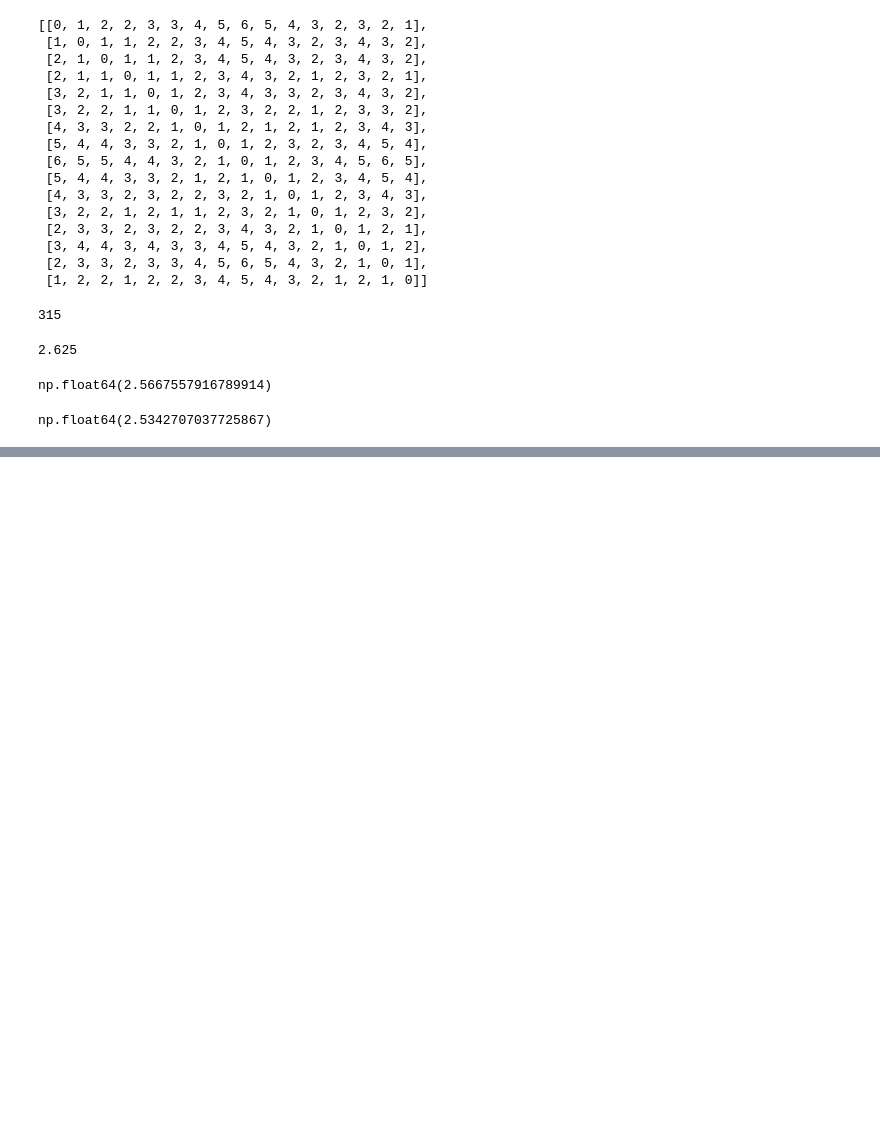
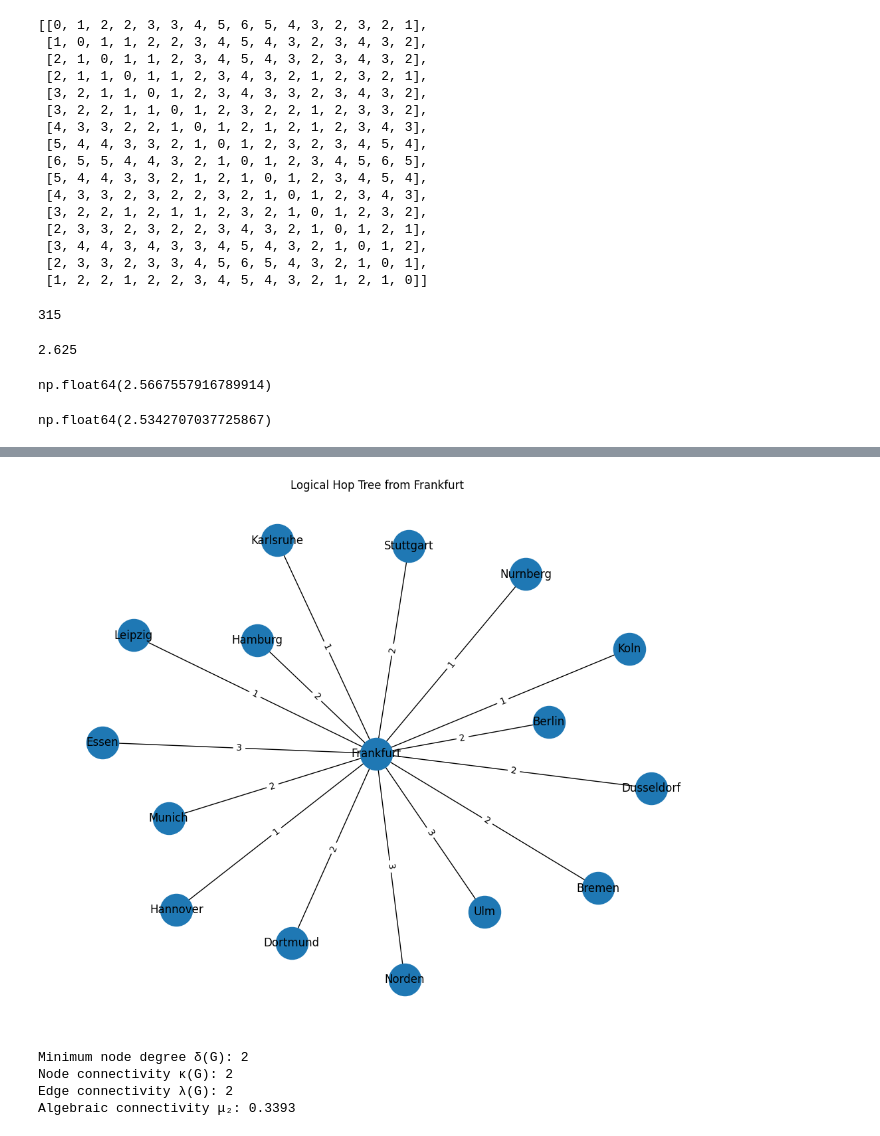
Before and after one commit to rajmacurry/High_Speed_Networks_Project, a Jupyter notebook: analysis.ipynb, the cells around one changed output, grey strips where cells are left out. Drawn from its saved outputs; the diff is of its cells as text; code cells hidden in the pictures; blank space fills up the shorter version.

```diff
--- a/analysis.ipynb
+++ b/analysis.ipynb
@@ -394,0 +439,46 @@ np.float64(2.5342707037725867)
+# %%
+root = "Frankfurt"
+
+tree = nx.single_source_shortest_path_length(G, root)
+
+G_tree = nx.Graph()
+for dst, hops in tree.items():
+    if dst != root:
+        G_tree.add_edge(root, dst, hops=hops)
+
+plt.figure(figsize=(10, 8))
+pos = nx.spring_layout(G_tree, seed=42)
+
+nx.draw(G_tree, pos, with_labels=True, node_size=1200)
+nx.draw_networkx_edge_labels(
+    G_tree, pos,
+    edge_labels=nx.get_edge_attributes(G_tree, "hops")
+)
+
+plt.title(f"Logical Hop Tree from {root}")
+plt.show()
+# %% [output]
+[figure, added]
+# %%
+# Minimum node degree
+min_degree = min(dict(G.degree()).values())
+
+# Node connectivity
+node_connectivity = nx.node_connectivity(G)
+
+# Edge connectivity
+edge_connectivity = nx.edge_connectivity(G)
+
+# Algebraic connectivity
+algebraic_connectivity = nx.algebraic_connectivity(G)
+
+
+print(f"Minimum node degree δ(G): {min_degree}")
+print(f"Node connectivity κ(G): {node_connectivity}")
+print(f"Edge connectivity λ(G): {edge_connectivity}")
+print(f"Algebraic connectivity μ₂: {algebraic_connectivity:.4f}")
+# %% [output]
+Minimum node degree δ(G): 2
+Node connectivity κ(G): 2
+Edge connectivity λ(G): 2
+Algebraic connectivity μ₂: 0.3393
```
Also changed, not shown: parts of 6 cells of this notebook, 1 other file.
